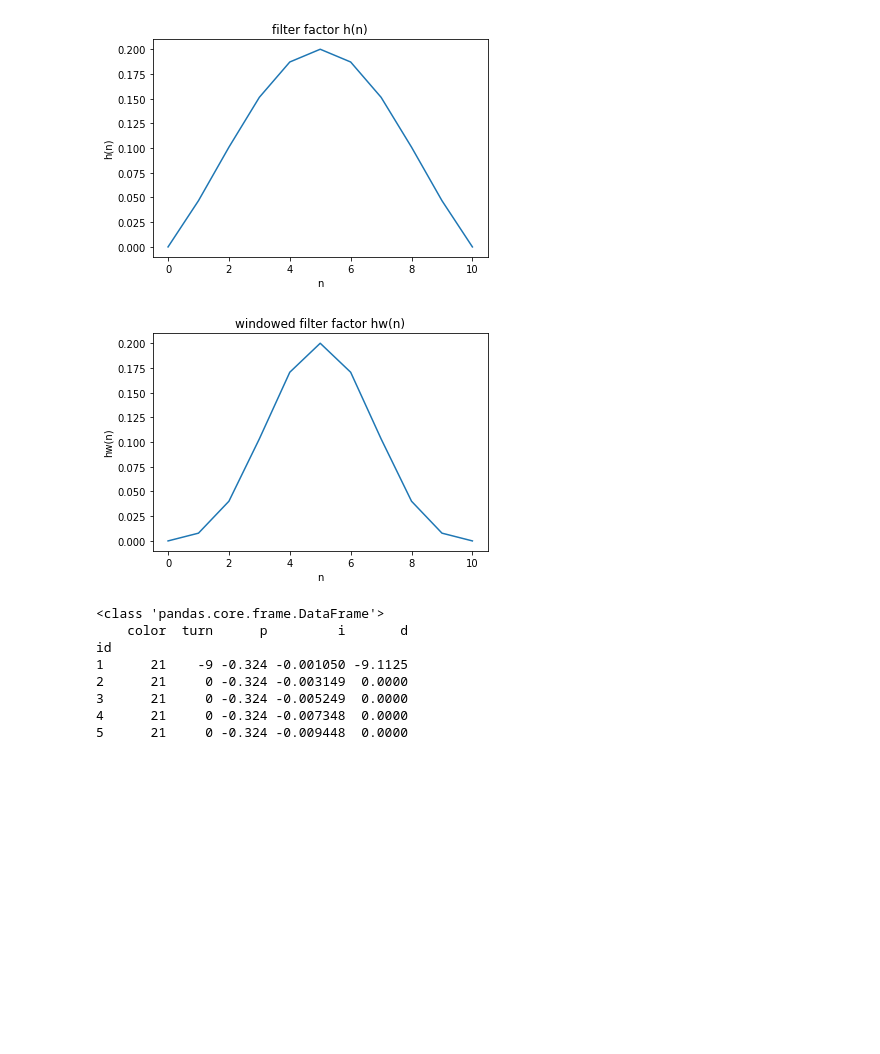
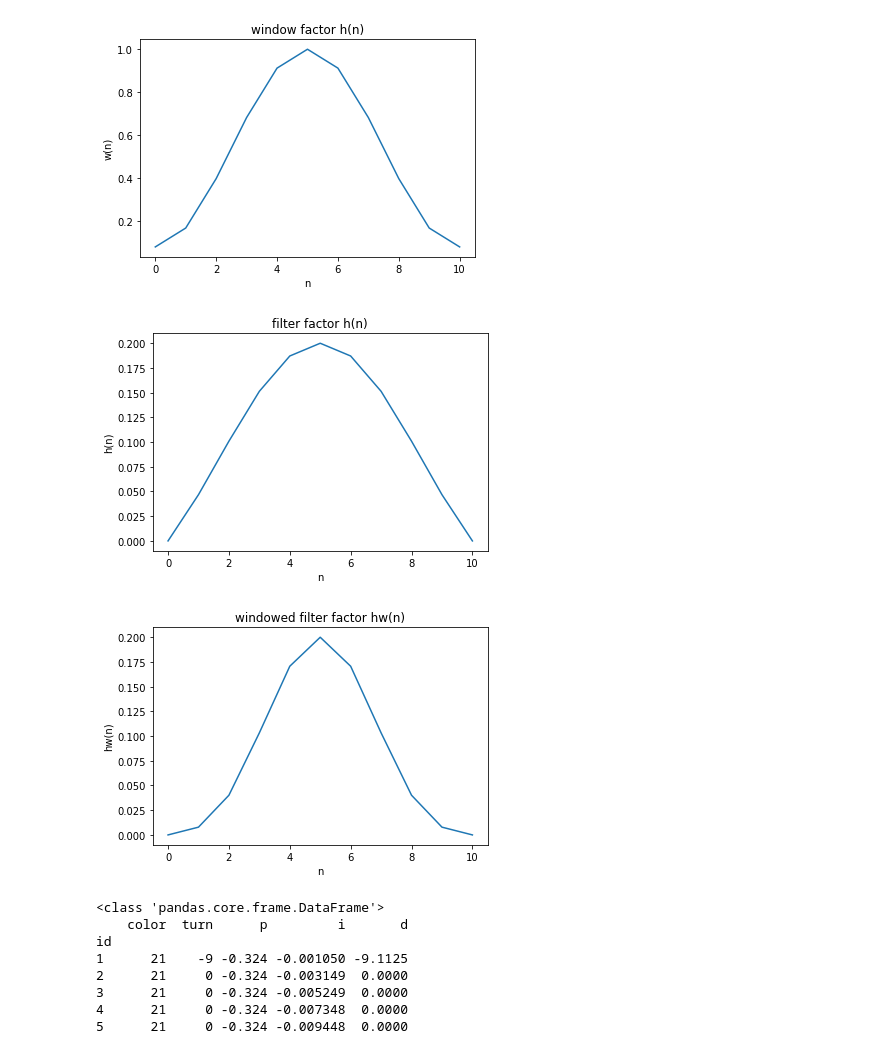
Before and after one commit to rem-s/ETRobot, a Jupyter notebook: FFTtest/FIRフィルタテスト.ipynb, the cells around one changed output. Drawn from its saved outputs; the diff is of its cells as text; code cells hidden in the pictures; blank space fills up the shorter version.

```diff
--- a/FFTtest/FIRフィルタテスト.ipynb
+++ b/FFTtest/FIRフィルタテスト.ipynb
@@ -15,35 +15,42 @@ omega_c = 2 * np.pi * cutoff_freq
 abs_N = N + int(g_delay)
 hw = [0] * abs_N
 w = [0] * abs_N
 h = [0] * abs_N
 
 for i in range(int(g_delay), abs_N, 1):
     # 一般化ハミング窓の計算
     w[i] = alpha + ((1-alpha) * np.cos((2*np.pi*(i-(g_delay/T))) / (N-1)))
 
     # フィルタ係数の計算
     # 分母が0になる場合, sin(x)/x = 1 (x -> 0)を利用して計算
     if np.pi*(i-(g_delay/T)) == 0.0:
         h[i] = (omega_c*T) / np.pi
     else:
         h[i] = np.sin((i-(g_delay/T))*omega_c*T) / (np.pi*(i-(g_delay/T)))
     # 窓関数がかかったフィルタ係数hw(n)を計算
     hw[i] = w[i] * h[i]
 
+plt.title('window factor h(n)')
+plt.xlabel('n')
+plt.ylabel('w(n)')
+plt.plot(w)
+plt.show()
+
 plt.title('filter factor h(n)')
 plt.xlabel('n')
 plt.ylabel('h(n)')
 plt.plot(h)
 plt.show()
 
 plt.title('windowed filter factor hw(n)')
 plt.xlabel('n')
 plt.ylabel('hw(n)')
 plt.plot(hw)
 plt.show()
 # %% [output]
-[figure, old version]
+[figure, new version]
-[figure, old version]
+[figure, new version]
+[figure, added]
 # %%
 # カラーのセンサデータを読み込む
 import pandas as pd
```
Also changed, not shown: parts of 3 cells of this notebook, 2 other files.
